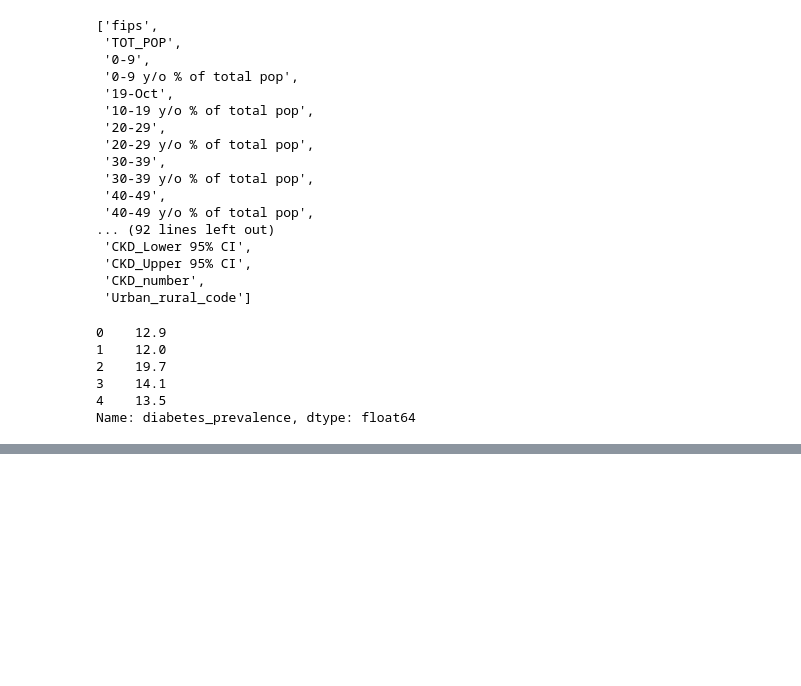
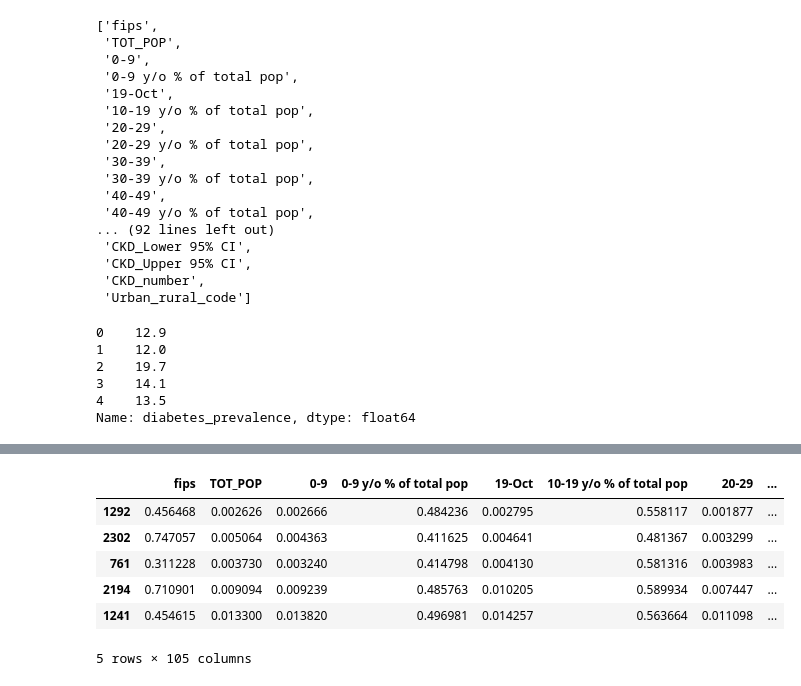
Before and after one commit to LuisCamachoRivero/regresion_lineal_regularizada, a Jupyter notebook: src/explore.ipynb, the cells around one changed output, grey strips where cells are left out. Cells and saved outputs as stored; diff of their text form; code cells hidden in the pictures; blank space fills up the shorter version.

```diff
--- a/src/explore.ipynb
+++ b/src/explore.ipynb
@@ -53,0 +58,2 @@ Name: diabetes_prevalence, dtype: float64
+# %%
+df.drop(['COUNTY_NAME', 'STATE_NAME'],axis=1,inplace=True)
@@ -70,0 +91,13 @@ ValueError: could not convert string to float: 'Oceana'
+# %%
+X_train_esc = pd.DataFrame(X_train_esc,columns=X_train.columns,index=X_train.index)
+X_test_esc = pd.DataFrame(X_test_esc,columns=X_test.columns,index=X_test.index)
+
+X_train_esc.head()
+# %% [output]
+|  | fips | TOT_POP | 0-9 | 0-9 y/o % of total pop | 19-Oct | 10-19 y/o % of total pop | 20-29 | ... |
+| 1292 | 0.456468 | 0.002626 | 0.002666 | 0.484236 | 0.002795 | 0.558117 | 0.001877 | ... |
+| 2302 | 0.747057 | 0.005064 | 0.004363 | 0.411625 | 0.004641 | 0.481367 | 0.003299 | ... |
+| 761 | 0.311228 | 0.003730 | 0.003240 | 0.414798 | 0.004130 | 0.581316 | 0.003983 | ... |
+| 2194 | 0.710901 | 0.009094 | 0.009239 | 0.485763 | 0.010205 | 0.589934 | 0.007447 | ... |
+| 1241 | 0.454615 | 0.013300 | 0.013820 | 0.496981 | 0.014257 | 0.563664 | 0.011098 | ... |
+5 rows × 105 columns
```
Also changed, not shown: parts of 3 cells of this notebook.
